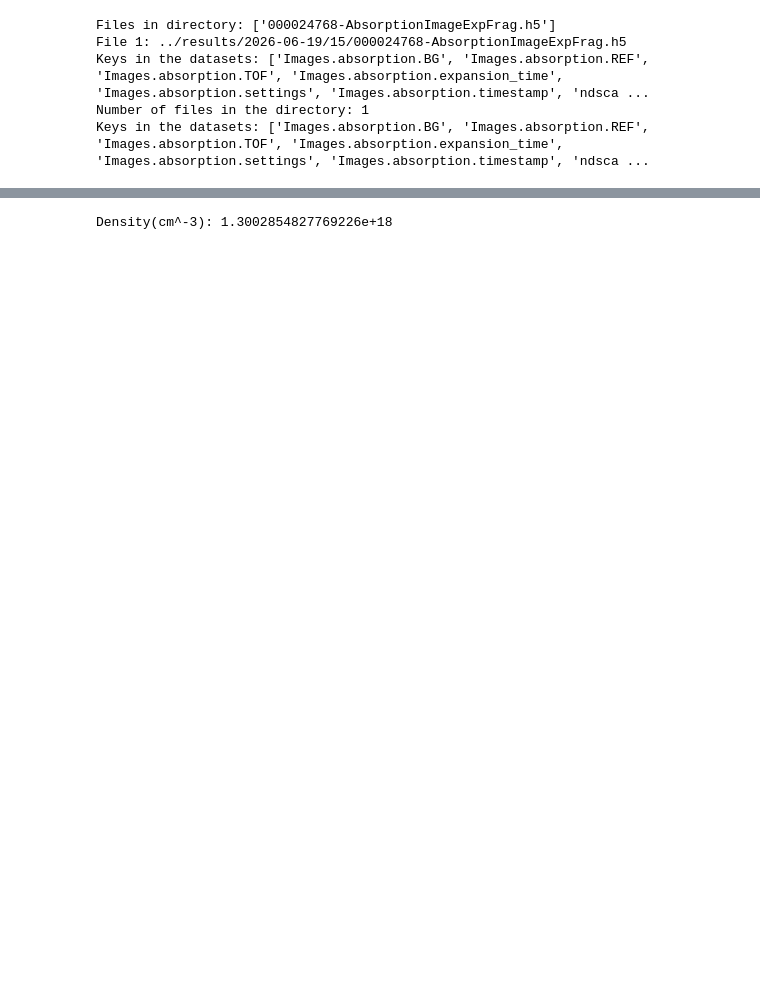
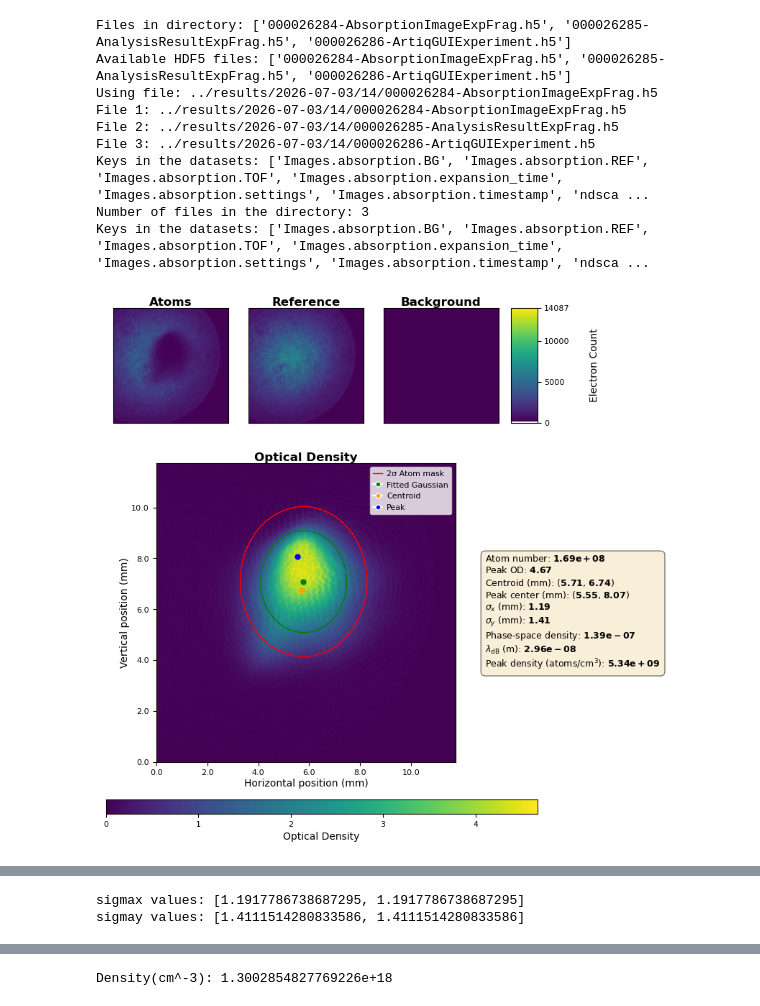
Before and after one commit to harrykendell/ARTIQ, a Jupyter notebook: analysis/plotting_data_post_analysis.ipynb, the cells around one changed output, grey strips where cells are left out. Drawn from its saved outputs; the diff is of its cells as text; code cells hidden in the pictures; blank space fills up the shorter version.

```diff
--- a/analysis/plotting_data_post_analysis.ipynb
+++ b/analysis/plotting_data_post_analysis.ipynb
@@ -24,7 +24,7 @@ from repository.imaging.processor import AbsImage, AbsImageSettings  # noqa: E40
 # the sorting will be based on the numeric part "000001234".
 
 folder_directory = (
-    "../results/2026-06-19/15/"  # Example directory path, adjust as needed
+    "../results/2026-07-03/14/"  # Example directory path, adjust as needed
 )
 
 
@@ -37,10 +37,24 @@ file_names = os.listdir(folder_directory)
 print(f"Files in directory: {file_names}")
 
 
-# Enter the name of the file you want to analyze, this file consisit of many runs of of particular scan parameter if you have multiple runs
-particular_directory = (
-    folder_directory + "000024768-AbsorptionImageExpFrag.h5"
-)  # Example file path, adjust as needed
+# Enter the name of the file you want to analyze.
+# Pick an existing HDF5 file automatically from the selected folder.
+available_files = sorted(
+    f for f in os.listdir(folder_directory) if f.endswith(".h5")
+)
+print(f"Available HDF5 files: {available_files}")
+
+preferred_file = None
+for suffix in ("AbsorptionImageExpFrag.h5", "AnalysisResultExpFrag.h5"):
+    preferred_file = next((f for f in available_files if f.endswith(suffix)), None)
+    if preferred_file is not None:
+        break
+
+if preferred_file is None:
+    raise FileNotFoundError(f"No HDF5 files found in {folder_directory}")
+
+particular_directory = os.path.join(folder_directory, preferred_file)
+print(f"Using file: {particular_directory}")
 
 
 def sorted_files(directory):
@@ -130,18 +144,19 @@ for i in range(len(files_directory)):
             pass
 
 
+images_list = []
 # plot the absorption image of the particular run in the scan, it is still a work in progress not working properly
 def plot_absorption_image(file_directory, run_number):
     f1 = h5py.File(file_directory, "r")
-    image_0 = "Images.TOF"
-    image_1 = "Images.REF"
-    image_2 = "Images.BG"
+    image_0 = "Images.absorption.TOF"
+    image_1 = "Images.absorption.REF"
+    image_2 = "Images.absorption.BG"
 
     absimg = AbsImage(
         data=f1["datasets"][image_0][()],
         ref=f1["datasets"][image_1][()],
         bg=f1["datasets"][image_2][()],
-        settings=AbsImageSettings(magnification=0.19),  # Set default magnification
+        settings=AbsImageSettings(magnification=0.33),  # Set default magnification
     )
     sigmax = absimg.sigmax
     sigmay = absimg.sigmay
@@ -150,7 +165,7 @@ def plot_absorption_image(file_directory, run_number):
     return sigmax, sigmay
 
 
-scan_number = 2  # Example scan number, adjust as needed
+scan_number = 11  # Example scan number, adjust as needed
 
 #plot_absorption_image(particular_directory, scan_number)
 # Extracting the values and the units from the files
@@ -172,43 +187,50 @@ scan_param = [
     4,
     5,
     6,
     7,
     8,
     9,
     10,
     11,
     12,
     13,
     14,
     15,
     16,
     17,
     18,
     19,
     20,
     21,
 ]
 
 # Extracting the values and the units from the files
 
 
 f1 = h5py.File(files_directory[0], "r")
 a = f1["datasets"]
 print(f"Keys in the datasets: {list(a.keys())}")
 
-runs = 13
-# extract the images for all the runs in the scan parameter
-# sigmax_values = []
-# sigmay_values = []
-# for j in range(runs):
-#   a=plot_absorption_image(particular_directory, j)
-#    sigmax_values.append(a[0])
-#   sigmay_values.append(a[1])
-# print("sigmax values:", sigmax_values)
-# print("sigmay values:", sigmay_values)
+runs = 2
+# # np.extract the images for all the runs in the scan parameter
+sigmax_values = []
+sigmay_values = []
+for j in range(runs):
+  a=plot_absorption_image(particular_directory, j)
+  sigmax_values.append(a[0])
+  sigmay_values.append(a[1])
+print("sigmax values:", sigmax_values)
+print("sigmay values:", sigmay_values)
+
+#give me ooptical density and return that image and append it to images list
 # %% [output]
-Files in directory: ['000024768-AbsorptionImageExpFrag.h5']
-File 1: ../results/2026-06-19/15/000024768-AbsorptionImageExpFrag.h5
+Files in directory: ['000026284-AbsorptionImageExpFrag.h5', '000026285-AnalysisResultExpFrag.h5', '000026286-ArtiqGUIExperiment.h5']
+Available HDF5 files: ['000026284-AbsorptionImageExpFrag.h5', '000026285-AnalysisResultExpFrag.h5', '000026286-ArtiqGUIExperiment.h5']
+Using file: ../results/2026-07-03/14/000026284-AbsorptionImageExpFrag.h5
+File 1: ../results/2026-07-03/14/000026284-AbsorptionImageExpFrag.h5
+File 2: ../results/2026-07-03/14/000026285-AnalysisResultExpFrag.h5
+File 3: ../results/2026-07-03/14/000026286-ArtiqGUIExperiment.h5
 Keys in the datasets: ['Images.absorption.BG', 'Images.absorption.REF', 'Images.absorption.TOF', 'Images.absorption.expansion_time', 'Images.absorption.settings', 'Images.absorption.timestamp', 'ndsca ...
-Number of files in the directory: 1
+Number of files in the directory: 3
 Keys in the datasets: ['Images.absorption.BG', 'Images.absorption.REF', 'Images.absorption.TOF', 'Images.absorption.expansion_time', 'Images.absorption.settings', 'Images.absorption.timestamp', 'ndsca ...
+[figure, added]
@@ -215,3 +238,5 @@ Keys in the datasets: ['Images.absorption.BG', 'Images.absorption.REF', 'Images.
+sigmax values: [1.1917786738687295, 1.1917786738687295]
+sigmay values: [1.4111514280833586, 1.4111514280833586]
 # %%
 # example of the data structure in the file
 import re
```
Also changed, not shown: parts of 14 cells of this notebook, 17 other files.
